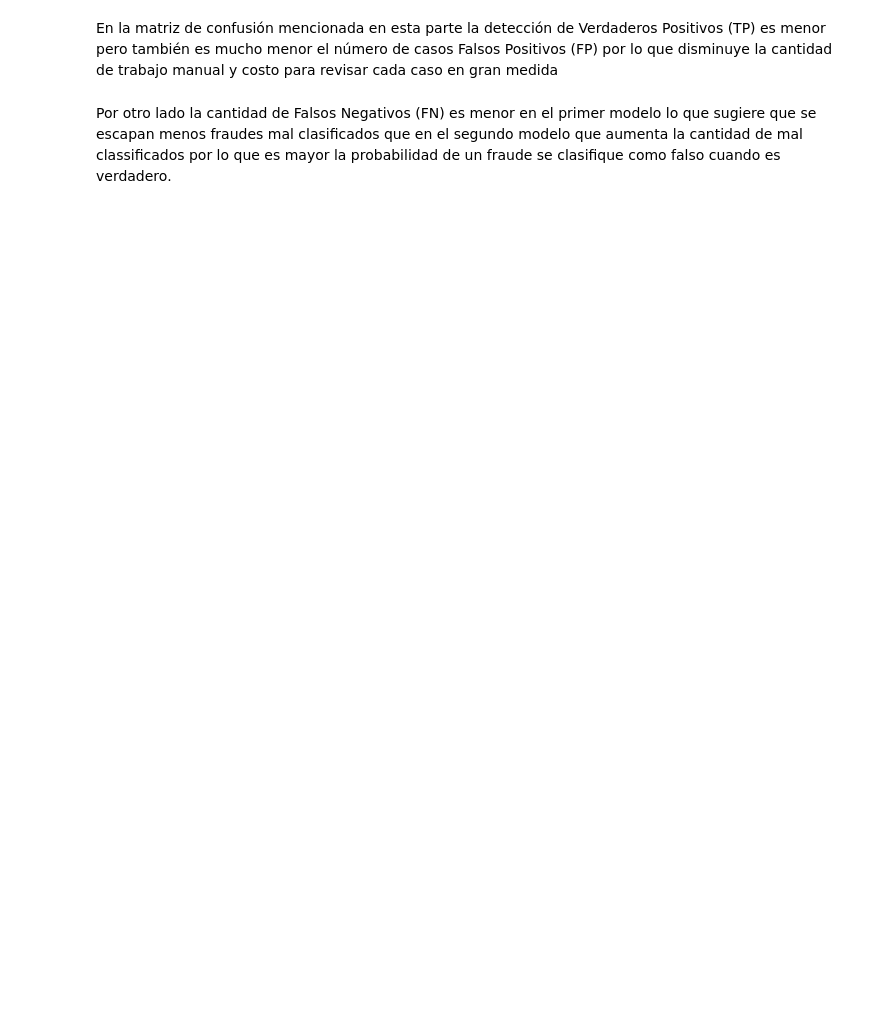
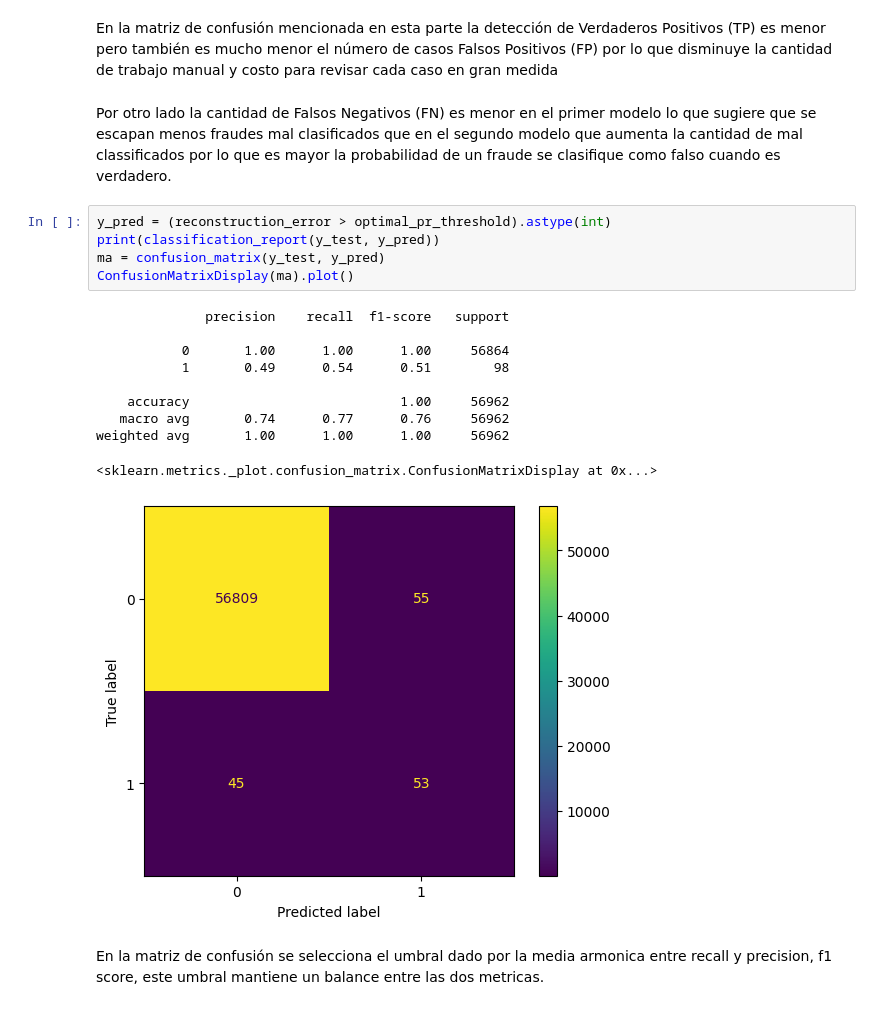
Before and after one commit to jmanuelc87/bourbaki-track-ciencia-datos, a Jupyter notebook: 03-deep-learning/notebooks/reto-05-fraud-detection.ipynb, the cells around one changed output. Cells and saved outputs as stored; diff of their text form; blank space fills up the shorter version.

```diff
--- a/03-deep-learning/notebooks/reto-05-fraud-detection.ipynb
+++ b/03-deep-learning/notebooks/reto-05-fraud-detection.ipynb
@@ -484,3 +483,21 @@ weighted avg       1.00      0.98      0.99     56962
 En la matriz de confusión mencionada en esta parte la detección de Verdaderos Positivos (TP) es menor pero también es mucho menor el número de casos Falsos Positivos (FP) por lo que disminuye la cantidad de trabajo manual y costo para revisar cada caso en gran medida
 # %% [markdown]
 Por otro lado la cantidad de Falsos Negativos (FN) es menor en el primer modelo lo que sugiere que se escapan menos fraudes mal clasificados que en el segundo modelo que aumenta la cantidad de mal classificados por lo que es mayor la probabilidad de un fraude se clasifique como falso cuando es verdadero.
+# %%
+y_pred = (reconstruction_error > optimal_pr_threshold).astype(int)
+print(classification_report(y_test, y_pred))
+ma = confusion_matrix(y_test, y_pred)
+ConfusionMatrixDisplay(ma).plot()
+# %% [output]
+              precision    recall  f1-score   support
+
+           0       1.00      1.00      1.00     56864
+           1       0.49      0.54      0.51        98
+
+    accuracy                           1.00     56962
+   macro avg       0.74      0.77      0.76     56962
+weighted avg       1.00      1.00      1.00     56962
+<sklearn.metrics._plot.confusion_matrix.ConfusionMatrixDisplay at 0x...>
+[figure, added]
+# %% [markdown]
+En la matriz de confusión se selecciona el umbral dado por la media armonica entre recall y precision, f1 score, este umbral mantiene un balance entre las dos metricas.
```
Also changed, not shown: parts of 7 cells of this notebook.
